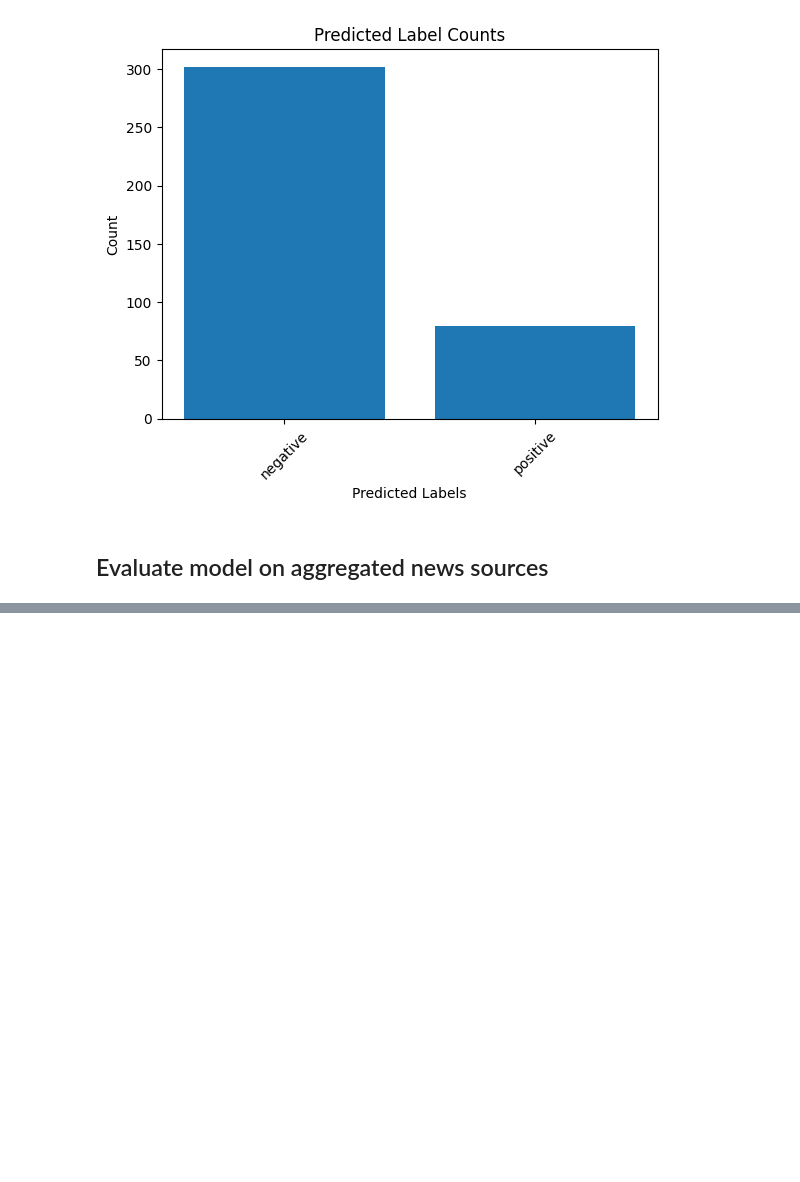
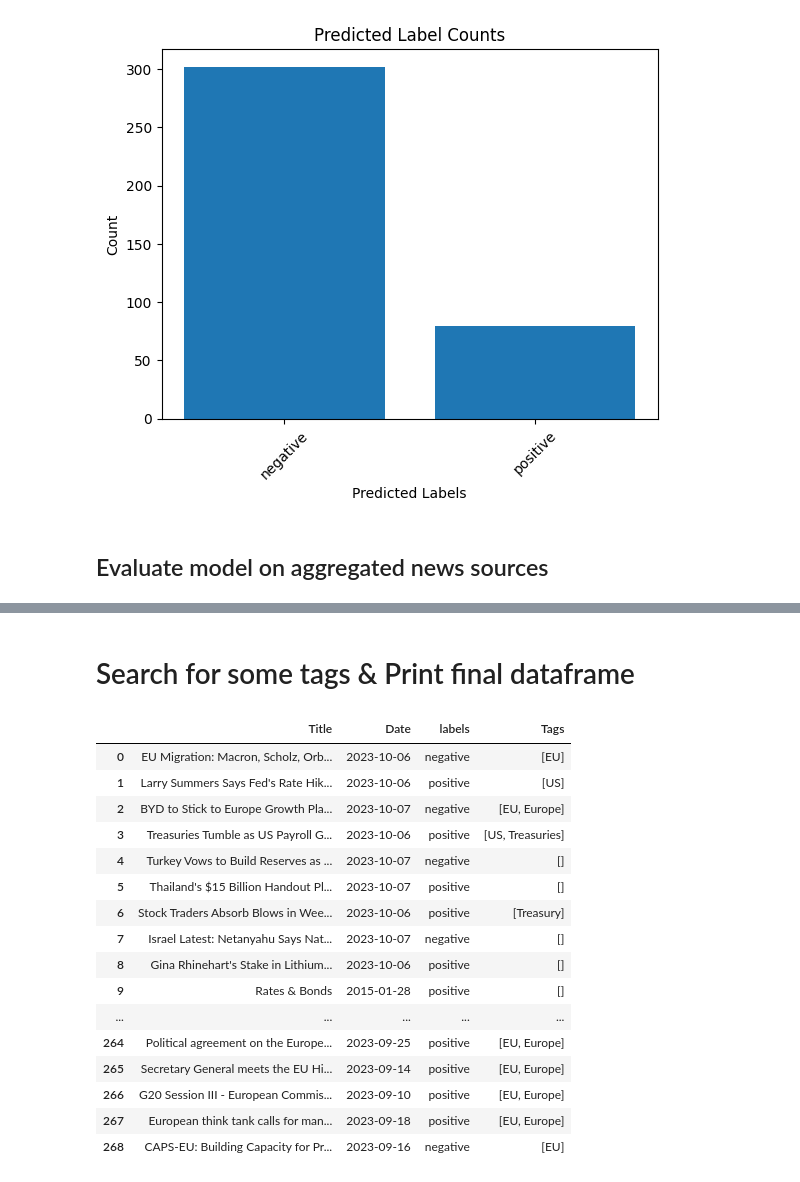
Before and after one commit to benricok/hackathonn23, a Jupyter notebook: testing/rss/rss.ipynb, the cells around one changed output, grey strips where cells are left out. Saved outputs shown, nothing was run; the diff lists cells and outputs as text; code cells hidden in the pictures; blank space fills up the shorter version.

```diff
--- a/testing/rss/rss.ipynb
+++ b/testing/rss/rss.ipynb
@@ -23,4 +23,6 @@ feeds = ["https://news.google.com/rss/search?q=central+bank+US+EU+site%3Abloombe
-         "https://news.google.com/rss/search?q=EU+Europe+when%3A1y+-War+-Cut+-Cuts+-Low&hl=en-ZA&gl=ZA&ceid=ZA%3Aen"]
+         "https://news.google.com/rss/search?q=US+EU+United+States+Europe++site%3Abloomberg.com+%22central+bank%22+when%3A1y&hl=en-ZA&gl=ZA&ceid=ZA%3Aen",
+         "https://news.google.com/rss/search?q=US+EU+United+States+Europe+site%3Adailymaverick.co.za+%22central+bank%22+when%3A1y&hl=en-ZA&gl=ZA&ceid=ZA%3Aen",
+         "https://news.google.com/rss/search?q=US+EU+United+States+Europe+site%3Areuters.com+%22central+bank%22+when%3A1y&hl=en-ZA&gl=ZA&ceid=ZA%3Aen"]
 # %% [markdown]
 ### Exstract Titles and publish dates
 # %%
@@ -42,14 +41,0 @@ Number of RSS posts : 269
-# %%
-if SYMBOL == 'EURUSD':
-    search = ['US','U.S.' 'EU', 'Europe']
-else:
-    search = []
-
-tags_in_title = []
-for title in titles:
-    tags = []
-    for tag in search:
-        if tag.lower() in title.lower(): tags+=[tag]
-    tags_in_title += [tags]
-
-print(tags_in_title)
@@ -60,8 +44,6 @@ print(tags_in_title)
 # %%
 import pandas as pd
 
-df = pd.DataFrame({'Title': titles,'Tags': tags_in_title,'Date': pd.to_datetime(dates)})
-
-df.info()
-print(df)
+df = pd.DataFrame({'Title': titles, 'Date': pd.to_datetime(dates)}) #df.info()
+df
 # %% [output]
@@ -239 +222,39 @@ plt.show()
 [figure]
+# %% [markdown]
+# Search for some tags & Print final dataframe
+# %%
+if SYMBOL == 'EURUSD':
+    search = ['US','U.S.', 'United States', 'North America', 'EU', 'Europe', 'Central Bank', 'Treasuries', 'Treasury', 'Inflation']
+else:
+    search = []
+
+tags_in_title = []
+for title in titles:
+    tags = []
+    for tag in search:
+        if tag.lower() in title.lower(): tags+=[tag]
+    tags_in_title += [tags]
+
+df['Tags'] = tags_in_title
+
+pd.set_option('display.max_colwidth', None)
+pd.set_option('display.max_rows', 500)
+df
+# %% [output]
+|  | Title | Date | labels | Tags |
+| 0 | EU Migration: Macron, Scholz, Orb... | 2023-10-06 | negative | [EU] |
+| 1 | Larry Summers Says Fed's Rate Hik... | 2023-10-06 | positive | [US] |
+| 2 | BYD to Stick to Europe Growth Pla... | 2023-10-07 | negative | [EU, Europe] |
+| 3 | Treasuries Tumble as US Payroll G... | 2023-10-06 | positive | [US, Treasuries] |
+| 4 | Turkey Vows to Build Reserves as ... | 2023-10-07 | negative | [] |
+| 5 | Thailand's $15 Billion Handout Pl... | 2023-10-07 | positive | [] |
+| 6 | Stock Traders Absorb Blows in Wee... | 2023-10-06 | positive | [Treasury] |
+| 7 | Israel Latest: Netanyahu Says Nat... | 2023-10-07 | negative | [] |
+| 8 | Gina Rhinehart's Stake in Lithium... | 2023-10-06 | positive | [] |
+| 9 | Rates & Bonds | 2015-01-28 | positive | [] |
+| ... | ... | ... | ... | ... |
+| 264 | Political agreement on the Europe... | 2023-09-25 | positive | [EU, Europe] |
+| 265 | Secretary General meets the EU Hi... | 2023-09-14 | positive | [EU, Europe] |
+| 266 | G20 Session III - European Commis... | 2023-09-10 | positive | [EU, Europe] |
+| 267 | European think tank calls for man... | 2023-09-18 | positive | [EU, Europe] |
+| 268 | CAPS-EU: Building Capacity for Pr... | 2023-09-16 | negative | [EU] |
```
Also changed, not shown: parts of 6 cells of this notebook.
